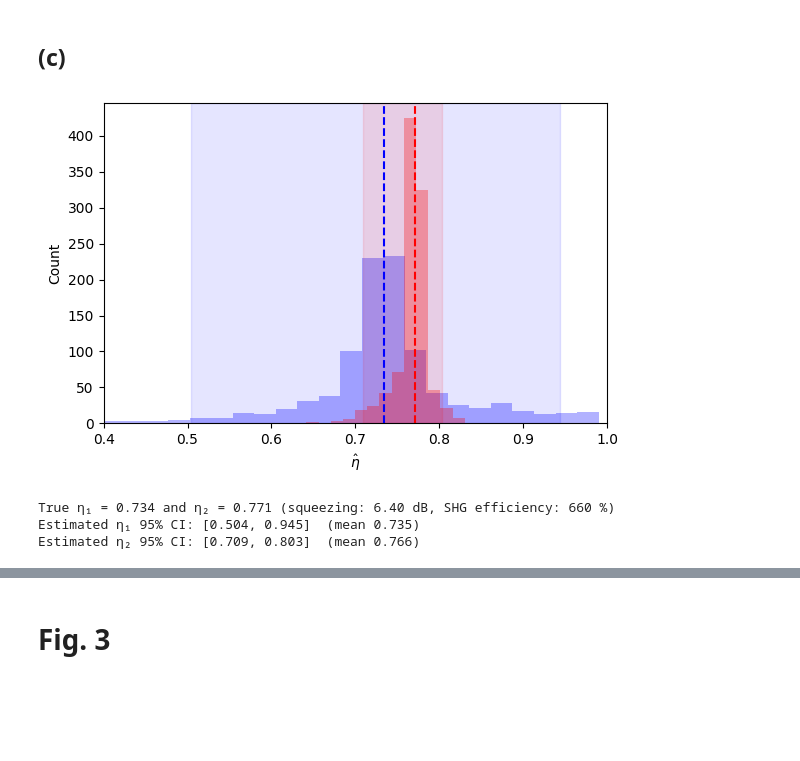
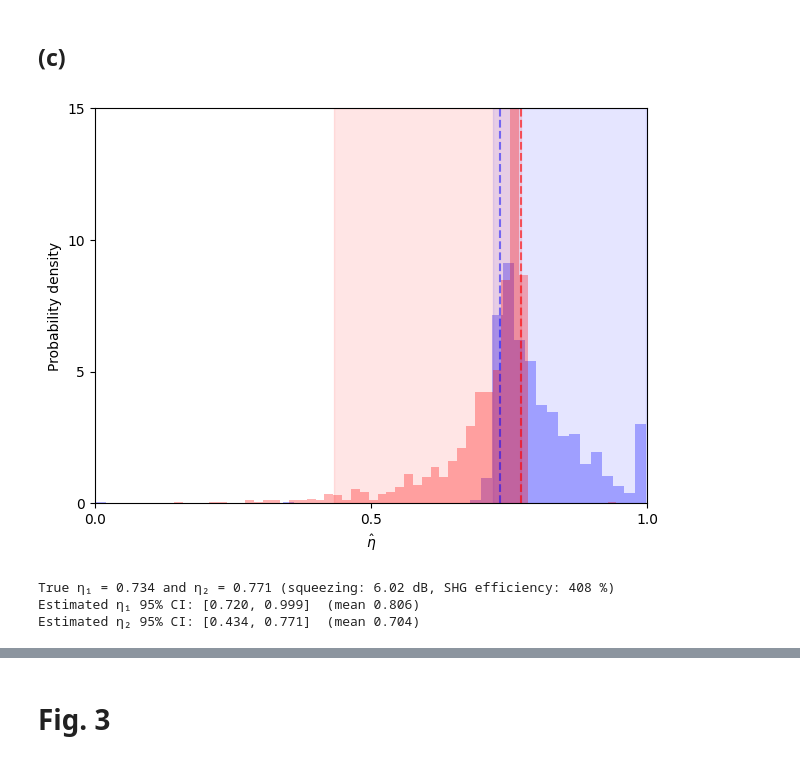
Before and after one commit to go705/BNOT_codes, a Jupyter notebook: BNOT_v2.ipynb, the cells around one changed output, grey strips where cells are left out. Cells and saved outputs as stored; diff of their text form; code cells hidden in the pictures; blank space fills up the shorter version.

```diff
--- a/BNOT_v2.ipynb
+++ b/BNOT_v2.ipynb
@@ -184,83 +225,86 @@ numb = 1000        # Num ber of trials for Monte Carlo simulation
 np.random.seed(97)
 
 # Parameter bounds
-lower_limit, upper_limit = 0.01, 0.99
+lower_limit, upper_limit = 0.001, 0.999
+weight_low_limit , weight_up_limit = 0.1, 10
 
 eta_1_true = 0.734
 eta_2_true = 0.771
 
 
-ppsqz_sample = np.random.uniform(*uncertainty_range_sqz) * ppsqz_nominal_mW  # mW, 2ω
-ppshg_sample  = np.random.uniform(*uncertainty_range_shg) * ppshg_nominal_mW   # mW, ω
+x1, x2, w= [], [], []
+for _ in range(numb):
+    ppsqz_sample = np.random.normal(1,power_std_sqz) * ppsqz_nominal_mW  # mW, 2ω
+    epsilon_2=np.random.normal(1,power_std_shg)
+    xi=np.random.normal(0,sig_pn)
+    Delta_k = np.random.normal(Delta_k_mean,Delta_k_std)  #[1/m]
 
-# Ideal (noise-free) outputs
-sqz_ideal = simulate_Sqz(ppsqz_sample, eta_1_true, eta_2_true)   # dB
-shg_ideal = simulate_SHGeff(ppshg_sample , eta_1_true, eta_2_true) # %
+  # Ideal (noise-free) outputs
+    asqz_ideal= simulate_Sqz(ppsqz_sample, xi, eta_1_true, eta_2_true, Delta_k)   # dB
+    sqz_ideal= simulate_Sqz(ppsqz_sample, np.pi/2+xi, eta_1_true, eta_2_true, Delta_k)   # dB
+    shg_ideal = epsilon_2**2*simulate_SHGeff(eta_1_true, eta_2_true, Delta_k) # %
 
-
-
-# ─────────────────────────── Bootstrap loop ───────────────────────────────
-x1, x2 = [], []
-for _ in range(numb):
-    # synthetic numerical data with noise
-    sqz_num = sqz_ideal + np.random.normal(0, Sqz_noise_std)
-    shg_num = shg_ideal + np.random.normal(0, SHG_noise_std)
 
     res = minimize(
         cost_fixed_alpha,
         x0=[np.random.uniform(lower_limit, upper_limit),
-            np.random.uniform(lower_limit, upper_limit)],
-        args=(sqz_num, shg_num, ppsqz_sample, ppshg_sample),
-        bounds=[(lower_limit, upper_limit), (lower_limit, upper_limit)],
+            np.random.uniform(lower_limit, upper_limit),
+            np.random.uniform(weight_low_limit, weight_up_limit)],
+        args=(asqz_ideal, sqz_ideal, shg_ideal, ppsqz_sample, Delta_k),
+        bounds=[(lower_limit, upper_limit), (lower_limit, upper_limit), (weight_low_limit, weight_up_limit)],
         method='L-BFGS-B'
     )
-    est1, est2 = res.x
+    est1, est2, weight = res.x
     x1.append(est1)
     x2.append(est2)
+    w.append(weight)
 
 eta_1_pred = np.array(x1)
 eta_2_pred = np.array(x2)
 eta_1_ci = np.percentile(eta_1_pred, [2.5, 97.5])
 eta_2_ci = np.percentile(eta_2_pred, [2.5, 97.5])
 eta_1_mean = eta_1_pred.mean()
 eta_2_mean = eta_2_pred.mean()
 
 # Nominal values for reporting
-sqz_nominal_db  = simulate_Sqz(ppsqz_sample, eta_1_true, eta_2_true)      # dB (likely negative)
-shg_nominal_pct = simulate_SHGeff(ppshg_sample, eta_1_true, eta_2_true)    # %
+asqz_nominal_db = simulate_Sqz(ppsqz_sample, 0, eta_1_true, eta_2_true, Delta_k)      # dB (likely negative)
+sqz_nominal_db = simulate_Sqz(ppsqz_sample, np.pi/2, eta_1_true, eta_2_true, Delta_k)      # dB (likely negative)
+shg_nominal_pct = simulate_SHGeff(eta_1_true, eta_2_true, Delta_k)    # %
 
 # ────────────────────────────── Plotting ───────────────────────────────────
 # η1
-plt.figure(figsize=(6,4))
-plt.hist(eta_1_pred, bins=30, alpha=0.3, color='blue')
+plt.figure()
+plt.hist(eta_1_pred, bins=50, alpha=0.3, color='blue', density=True)
 # plt.axvline(eta1_mean, color='k', linestyle='--', linewidth=1.5, label=r'Mean $\hat{\eta}_1$')
-plt.axvline(eta_1_true, linestyle='--', color='blue',  label=r'True $\eta_1$')
+plt.axvline(eta_1_true, linestyle='--', alpha=0.5, color='blue',  label=r'True $\eta_1$')
 plt.axvspan(eta_1_ci[0], eta_1_ci[1], color='blue', alpha=0.1, label='95% CI')
 
-plt.hist(eta_2_pred, bins=30, alpha=0.3, color='red')
+plt.hist(eta_2_pred, bins=50, alpha=0.3, color='red', density=True)
 # plt.axvline(eta2_mean, color='k', linestyle='--', linewidth=1.5, label=r'Mean $\hat{\eta}_2$')
-plt.axvline(eta_2_true, linestyle='--', color='red',  label=r'True $\eta_2$')
+plt.axvline(eta_2_true, linestyle='--', alpha=0.6, color='red',  label=r'True $\eta_2$')
 plt.axvspan(eta_2_ci[0], eta_2_ci[1], color='red', alpha=0.1, label='95% CI')
 
 plt.xlabel(r'$\hat{\eta}$')
-plt.ylabel('Count')
-plt.xlim(0.4, 1)
-# plt.ylim(0, 90)
+plt.ylabel('Probability density')
+plt.xlim(0, 1)
+plt.ylim(0, 15)
+plt.yticks([0,5,10,15])
+plt.xticks([0,.5,1])
 # plt.legend()
 plt.tight_layout()
 
 save_path = save_dir+f"/Fig2c.png"
 os.makedirs(os.path.dirname(save_path), exist_ok=True)
 plt.savefig(save_path, dpi=1200)
 
 plt.show()
 
 print(f"True η₁ = {eta_1_true:.3f} and η₂ = {eta_2_true:.3f} "
       f"(squeezing: {sqz_nominal_db:.2f} dB, SHG efficiency: {shg_nominal_pct:.3g} %)")
 print(f"Estimated η₁ 95% CI: [{eta_1_ci[0]:.3f}, {eta_1_ci[1]:.3f}]  (mean {eta_1_mean:.3f})")
 print(f"Estimated η₂ 95% CI: [{eta_2_ci[0]:.3f}, {eta_2_ci[1]:.3f}]  (mean {eta_2_mean:.3f})")
 # %% [output]
-[figure, old version]
+[figure, new version]
-True η₁ = 0.734 and η₂ = 0.771 (squeezing: 6.40 dB, SHG efficiency: 660 %)
-Estimated η₁ 95% CI: [0.504, 0.945]  (mean 0.735)
-Estimated η₂ 95% CI: [0.709, 0.803]  (mean 0.766)
+True η₁ = 0.734 and η₂ = 0.771 (squeezing: 6.02 dB, SHG efficiency: 408 %)
+Estimated η₁ 95% CI: [0.720, 0.999]  (mean 0.806)
+Estimated η₂ 95% CI: [0.434, 0.771]  (mean 0.704)
```
Also changed, not shown: parts of 43 cells of this notebook, 32 other files.
